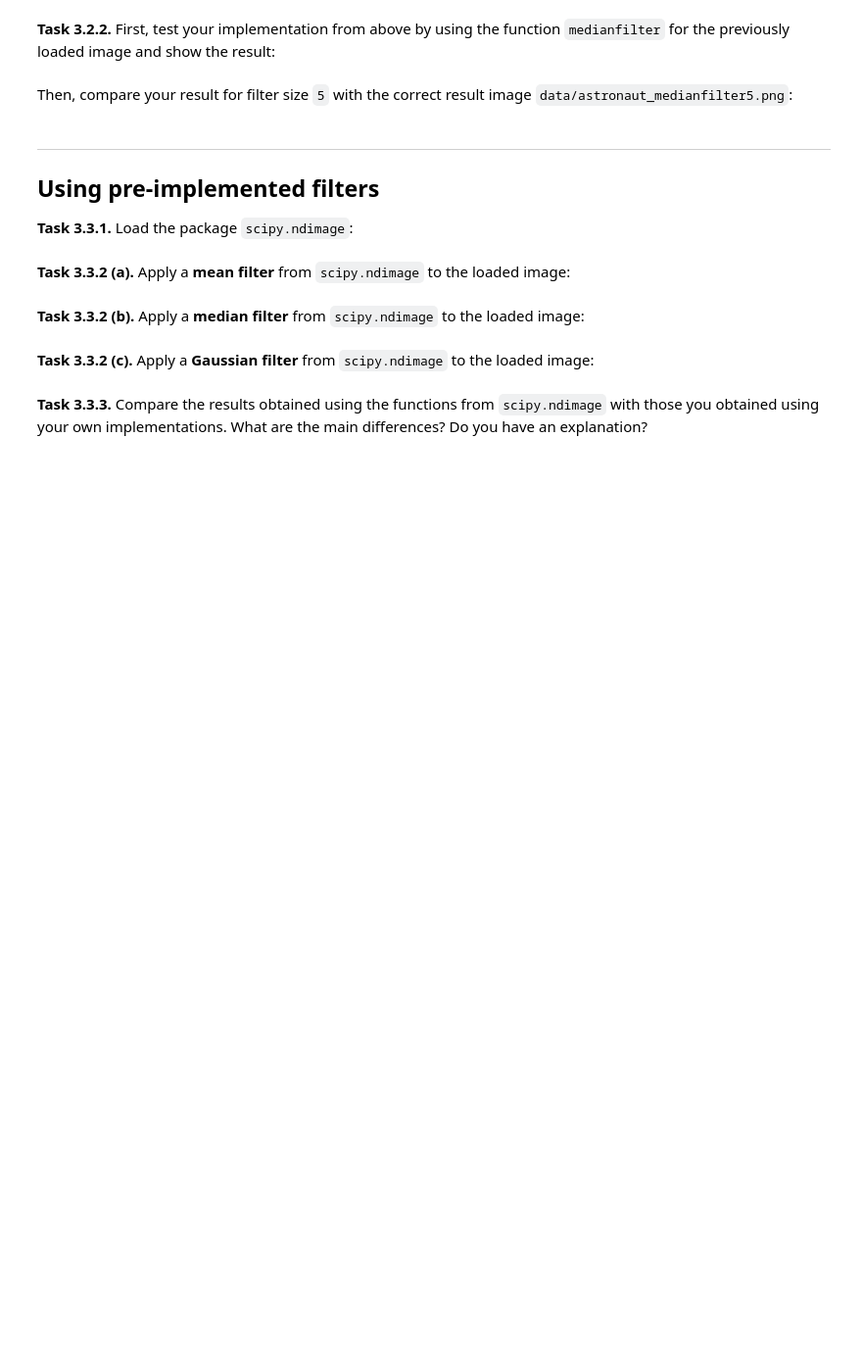
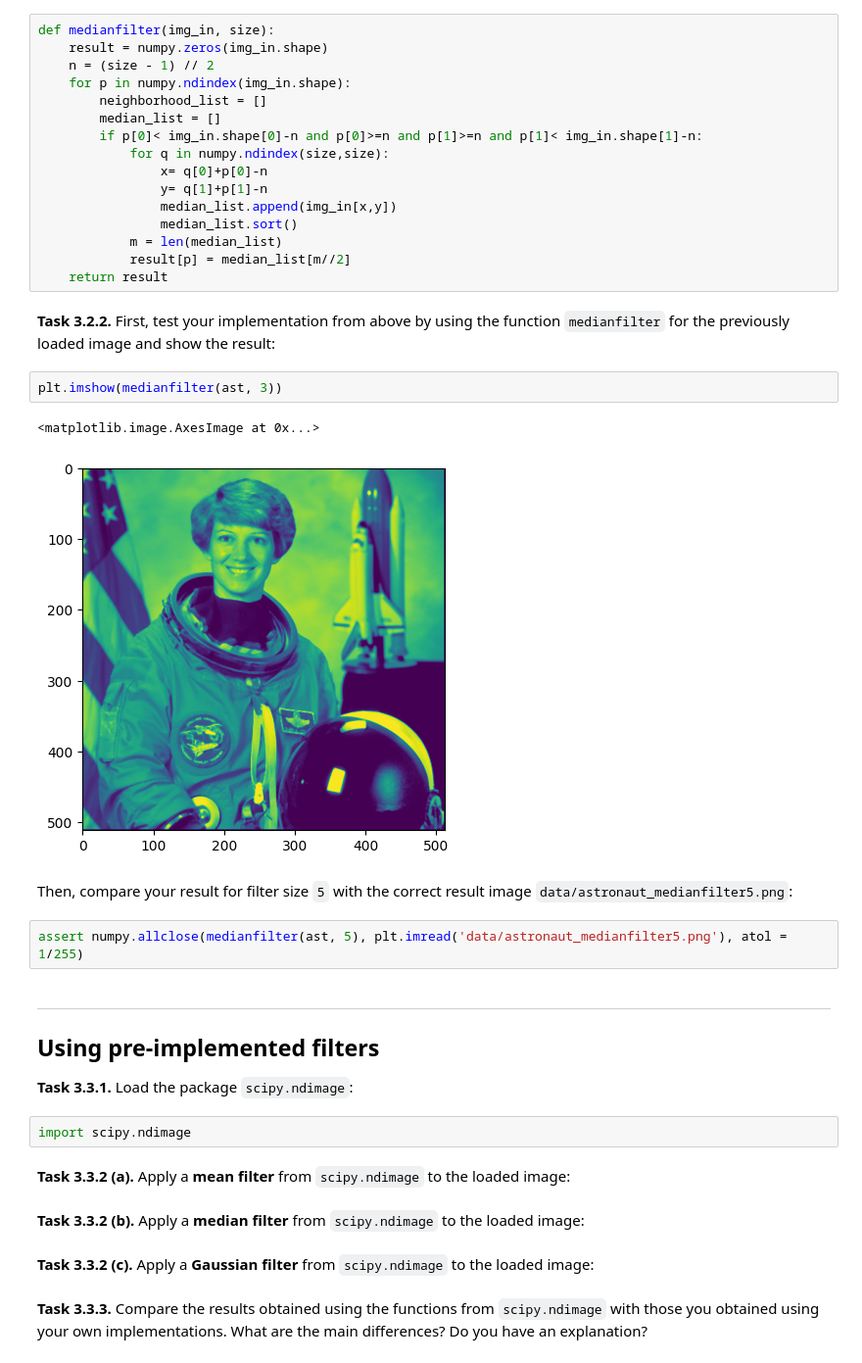
Before and after one commit to evgr5/mobi-fs3-python, a Jupyter notebook: task3.ipynb, the cells around one changed output. Shown at 98% size. Drawn from its saved outputs; the diff is of its cells as text; blank space fills up the shorter version.

```diff
--- a/task3.ipynb
+++ b/task3.ipynb
@@ -67,13 +71,38 @@ def medianfilter(img_in, size):
+# %%
+def medianfilter(img_in, size):
+    result = numpy.zeros(img_in.shape)
+    n = (size - 1) // 2
+    for p in numpy.ndindex(img_in.shape):
+        neighborhood_list = []
+        median_list = []
+        if p[0]< img_in.shape[0]-n and p[0]>=n and p[1]>=n and p[1]< img_in.shape[1]-n:
+            for q in numpy.ndindex(size,size):
+                x= q[0]+p[0]-n
+                y= q[1]+p[1]-n
+                median_list.append(img_in[x,y])
+                median_list.sort()
+            m = len(median_list)
+            result[p] = median_list[m//2]
+    return result
 # %% [markdown]
 **<a id="#">Task 3.2.2.</a>** First, test your implementation from above by using the function `medianfilter` for the previously loaded image and show the result:
+# %%
+plt.imshow(medianfilter(ast, 3))
+# %% [output]
+<matplotlib.image.AxesImage at 0x...>
+[figure, added]
 # %% [markdown]
 Then, compare your result for filter size `5` with the correct result image `data/astronaut_medianfilter5.png`:
+# %%
+assert numpy.allclose(medianfilter(ast, 5), plt.imread('data/astronaut_medianfilter5.png'), atol = 1/255)
 # %% [markdown]
 ---
 
 ## Using pre-implemented filters
 
 **<a id="#">Task 3.3.1.</a>** Load the package `scipy.ndimage`:
+# %%
+import scipy.ndimage
 # %% [markdown]
 **<a id="#">Task 3.3.2 (a).</a>** Apply a **mean filter** from `scipy.ndimage` to the loaded image:
 # %% [markdown]
```
Also changed, not shown: parts of 6 cells of this notebook.
